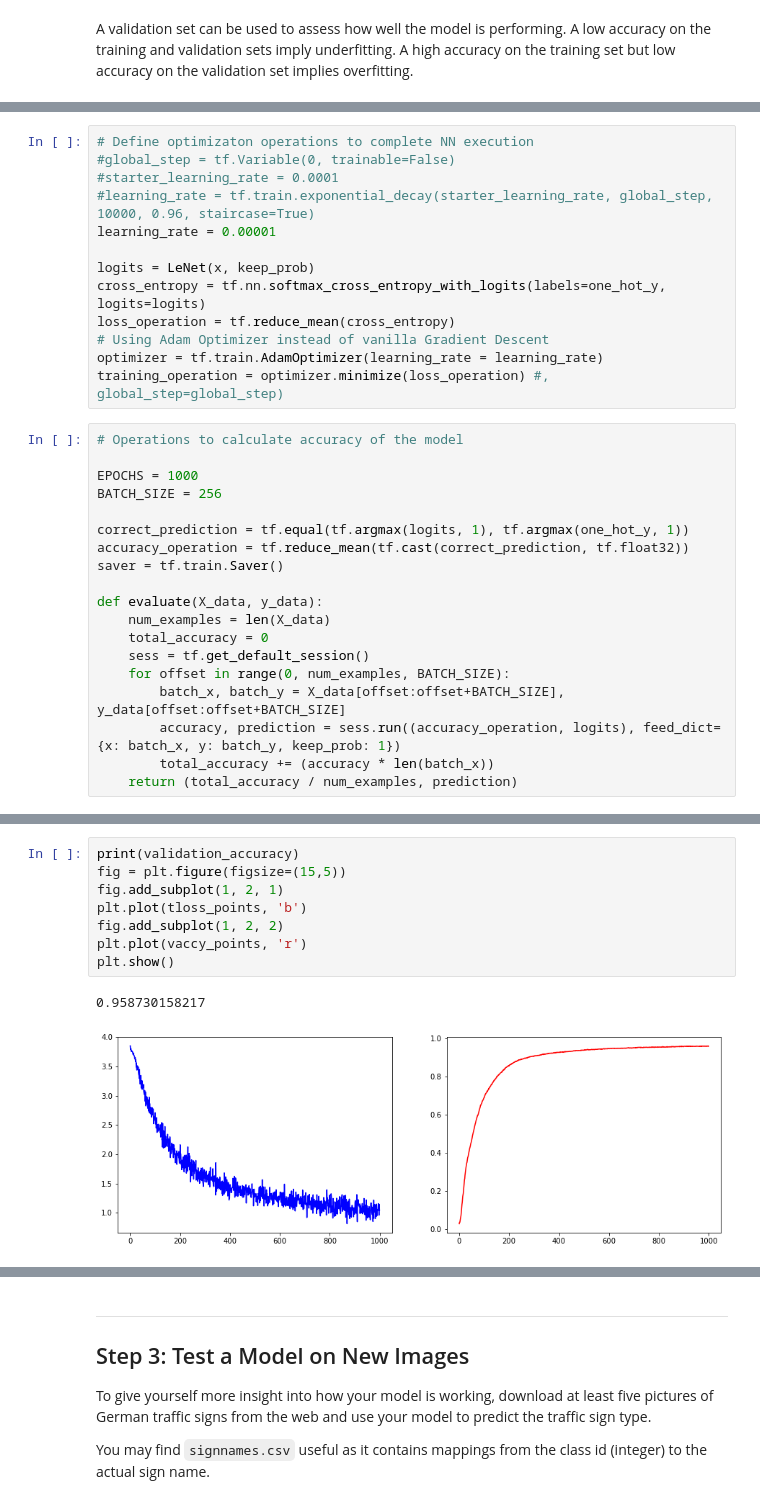
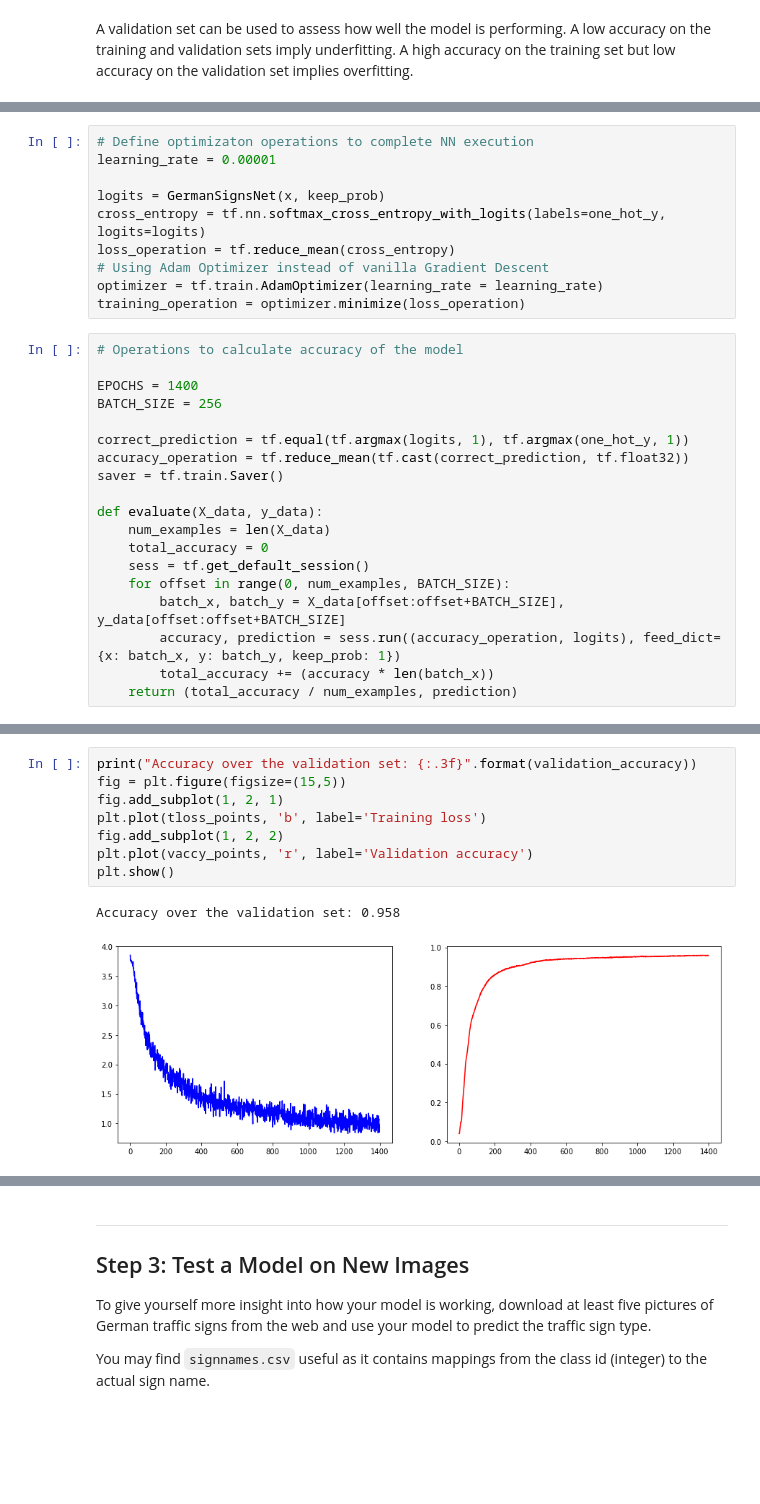
Before and after one commit to satori-stan/CarND-Traffic-Sign-Classifier-Project, a Jupyter notebook: Traffic_Sign_Classifier.ipynb, the cells around one changed output, grey strips where cells are left out. Drawn from its saved outputs; the diff is of its cells as text; blank space fills up the shorter version.

```diff
--- a/Traffic_Sign_Classifier.ipynb
+++ b/Traffic_Sign_Classifier.ipynb
@@ -469,21 +388,18 @@ keep_prob = tf.placeholder(tf.float32) # Dropout probability
 one_hot_y = tf.one_hot(y, n_classes)
 # %%
 # Define optimizaton operations to complete NN execution
-#global_step = tf.Variable(0, trainable=False)
-#starter_learning_rate = 0.0001
-#learning_rate = tf.train.exponential_decay(starter_learning_rate, global_step, 10000, 0.96, staircase=True)
 learning_rate = 0.00001
 
-logits = LeNet(x, keep_prob)
+logits = GermanSignsNet(x, keep_prob)
 cross_entropy = tf.nn.softmax_cross_entropy_with_logits(labels=one_hot_y, logits=logits)
 loss_operation = tf.reduce_mean(cross_entropy)
 # Using Adam Optimizer instead of vanilla Gradient Descent
 optimizer = tf.train.AdamOptimizer(learning_rate = learning_rate)
-training_operation = optimizer.minimize(loss_operation) #, global_step=global_step)
+training_operation = optimizer.minimize(loss_operation)
 # %%
 # Operations to calculate accuracy of the model
 
-EPOCHS = 1000
+EPOCHS = 1400
 BATCH_SIZE = 256
 
 correct_prediction = tf.equal(tf.argmax(logits, 1), tf.argmax(one_hot_y, 1))
@@ -563,14 +477,14 @@ EPOCH 991 ... Training loss = 1.04450, Validation Accuracy = 0.960
 # %%
-print(validation_accuracy)
+print("Accuracy over the validation set: {:.3f}".format(validation_accuracy))
 fig = plt.figure(figsize=(15,5))
 fig.add_subplot(1, 2, 1)
-plt.plot(tloss_points, 'b')
+plt.plot(tloss_points, 'b', label='Training loss')
 fig.add_subplot(1, 2, 2)
-plt.plot(vaccy_points, 'r')
+plt.plot(vaccy_points, 'r', label='Validation accuracy')
 plt.show()
 # %% [output]
-0.958730158217
+Accuracy over the validation set: 0.958
-[figure, old version]
+[figure, new version]
 # %%
 with tf.Session() as sess:
     saver.restore(sess, tf.train.latest_checkpoint('.'))
```
Also changed, not shown: parts of 20 cells of this notebook.
